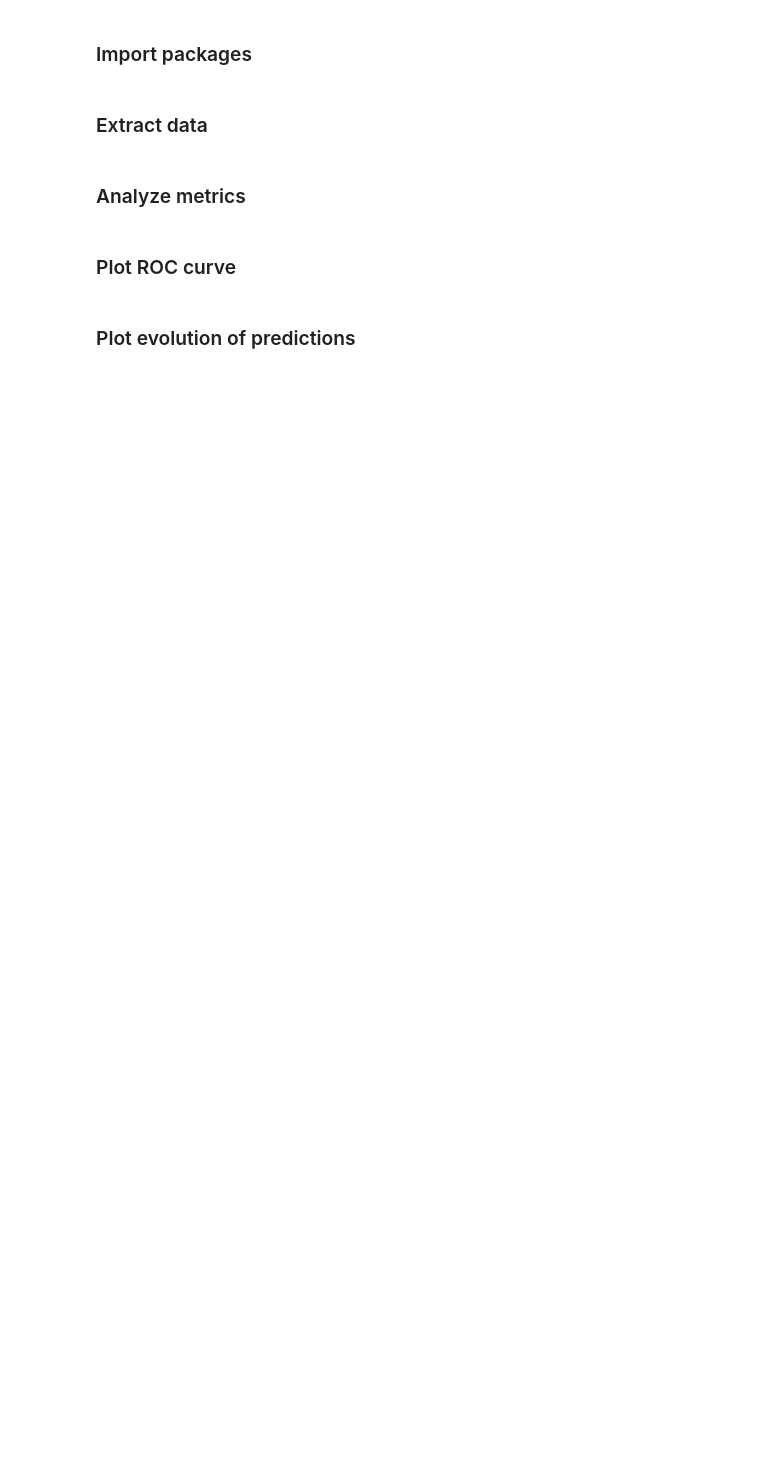
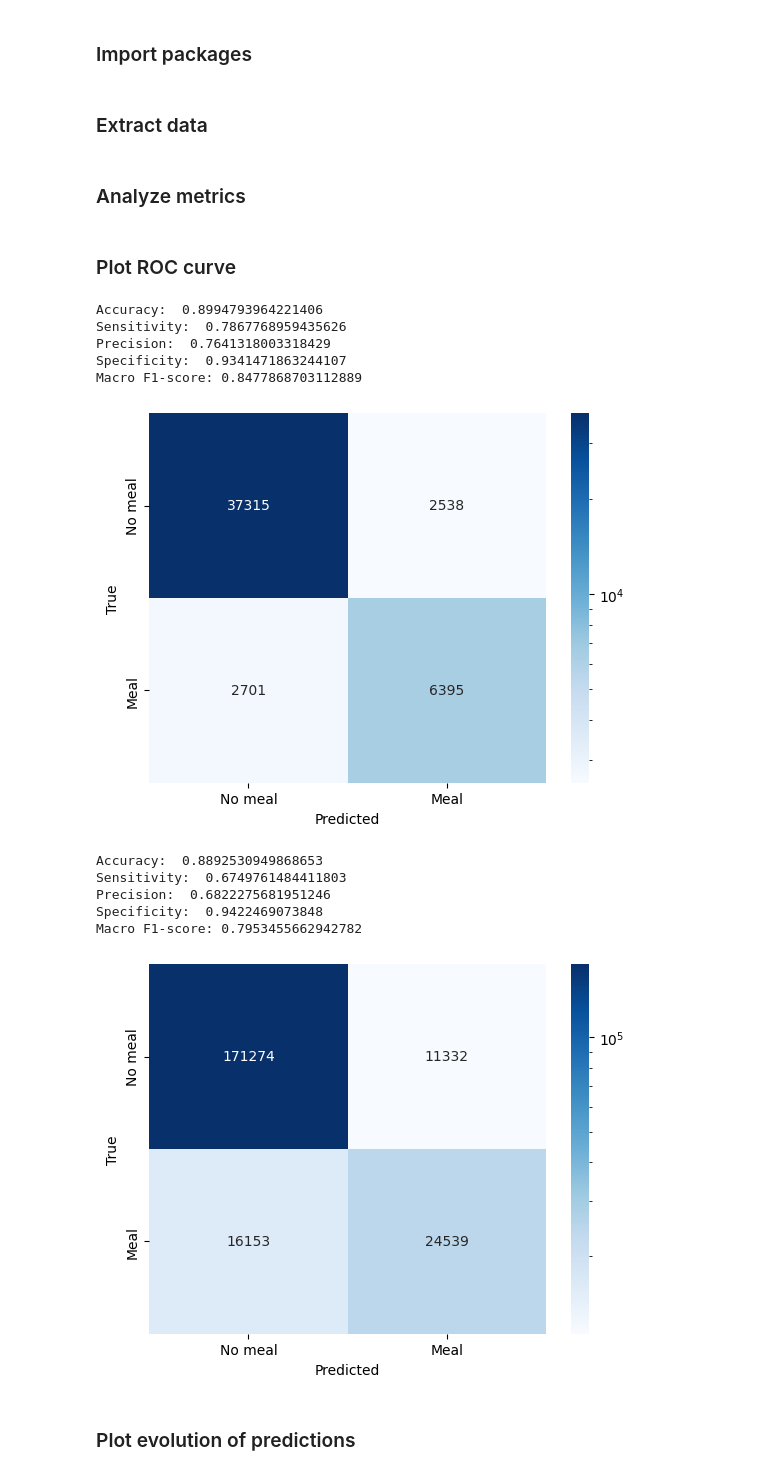
Before and after one commit to Majager/master_ML, a Jupyter notebook: Results/Analyze_results.ipynb, the cells around one changed output. Cells and saved outputs as stored; diff of their text form; code cells hidden in the pictures; blank space fills up the shorter version.

```diff
--- a/Results/Analyze_results.ipynb
+++ b/Results/Analyze_results.ipynb
@@ -104,7 +104,7 @@ def find_avg_performance(folder_path):
     true_concatenated = np.concatenate(true,axis=0)
     predictions_concatenated = np.concatenate(predictions,axis=0)
     _,_,_,confusion,_,_ = calculate_metrics(true_concatenated,predictions_concatenated)
-    #visualize_metrics(accuracy,recall,specificity,confusion,precision,f1)
+    visualize_metrics(accuracy,recall,specificity,confusion,precision,f1)
 
     return recall, specificity, accuracy, f1
 # %%
@@ -172,12 +172,25 @@ def extract_test_ROC(root_folder_path):
     with open(parameters_path, 'r') as file:
         meta_data = json.load(file)
         test_values = meta_data["test_values"]
-    ROC_curve(sensitivity, specificity,test_values)
-    performance_curve(test_values, accuracy, f1, "LDA")
+    #ROC_curve(sensitivity, specificity,test_values)
+    #performance_curve(test_values, accuracy, f1, "HMM")
 # %%
 classes = ['No meal','Meal']
-#test_name = "LDA_validation"
-#extract_test_ROC(test_name)
+test_name = "LDA_test"
+extract_test_ROC(test_name)
+# %% [output]
+Accuracy:  0.8994793964221406
+Sensitivity:  0.7867768959435626
+Precision:  0.7641318003318429
+Specificity:  0.9341471863244107
+Macro F1-score: 0.8477868703112889
+[figure, added]
+Accuracy:  0.8892530949868653
+Sensitivity:  0.6749761484411803
+Precision:  0.6822275681951246
+Specificity:  0.9422469073848
+Macro F1-score: 0.7953455662942782
+[figure, added]
 # %% [markdown]
 ### Plot evolution of predictions
 # %%
```
Also changed, not shown: parts of 7 cells of this notebook, 55 other files.
